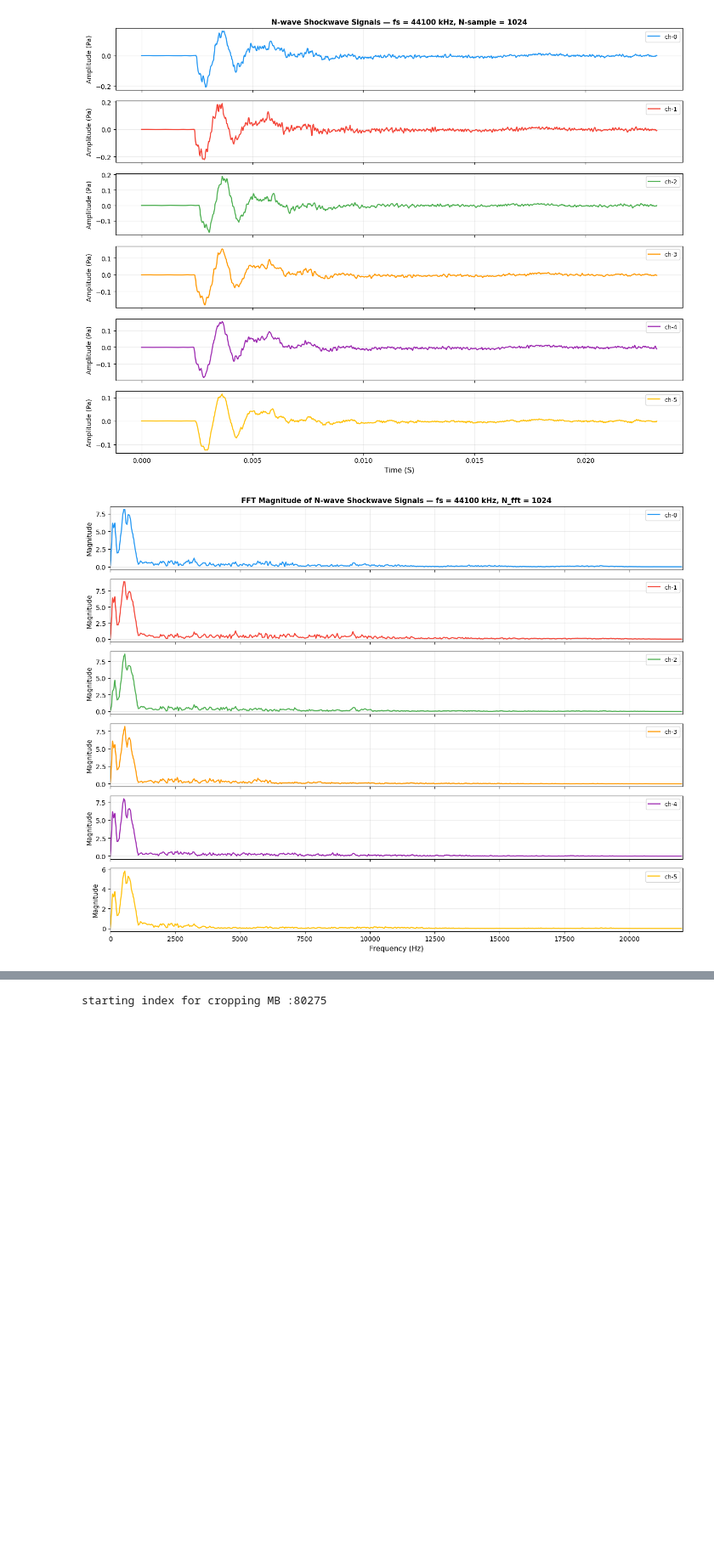
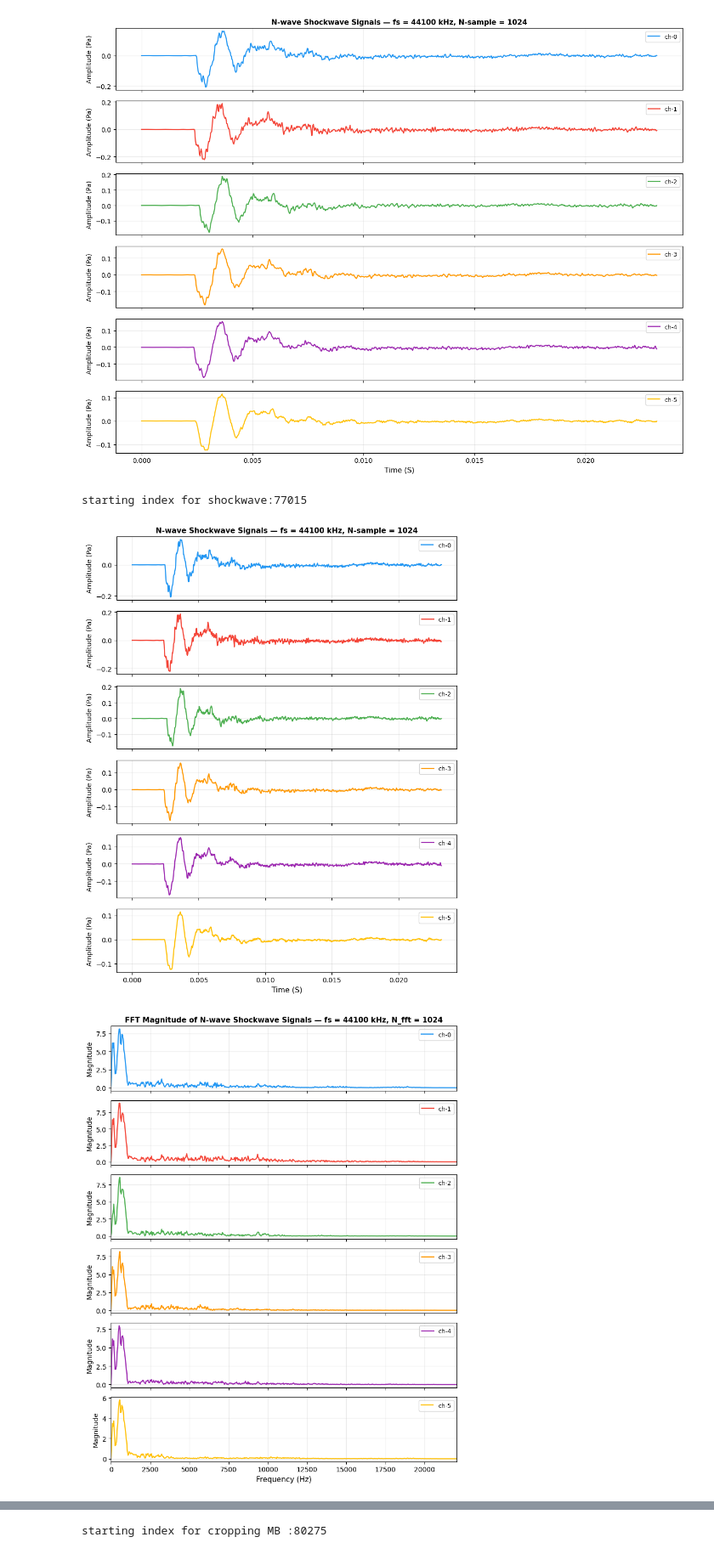
Before and after one commit to rizki-ap/Gunshot-Locator, a Jupyter notebook: read_wav_process.ipynb, the cells around one changed output, grey strips where cells are left out. Shown at 85% size. Saved outputs shown, nothing was run; the diff lists cells and outputs as text; code cells hidden in the pictures; blank space fills up the shorter version.

```diff
--- a/read_wav_process.ipynb
+++ b/read_wav_process.ipynb
@@ -11,6 +11,15 @@ from scipy.io import wavfile
 import matplotlib.pyplot as plt
 import numpy as np
 import os
+
+r_outer = 0.0325   # meters — ESTIMATED (~32.5 mm), NOT an official spec
+r_center = 0.0
+
+mic_positions = np.zeros((7, 3))
+for i in range(6):
+    theta = np.deg2rad(60 * i)   # Mic1..Mic6, 60° apart
+    mic_positions[i] = [r_outer*np.cos(theta), r_outer*np.sin(theta), 0.0]
+mic_positions[6] = [0.0, 0.0, 0.0]   # Mic7, center
 
 wav_file_url=[]
 wav_file_url.append('https://raw.githubusercontent.com/rizki-ap/Gunshot-Locator/main/sound/ruger_04_1s_ch0.wav')
@@ -135,41 +145,66 @@ plt.show()
 starting index for cropping:77015
 [figure]
 # %%
+# Cropping only 1024 sample of Shoch-Wave signals
 from scipy.fft import fft, fftfreq
+N_fft = 1024
 
-# N_fft is already defined as 1024. For this FFT calculation, we will use N_fft.
-# This means the FFT will be computed over 1024 samples. If the signal is longer
-# than N_fft, it will effectively truncate or consider the first N_fft samples
-# of the provided signal for the FFT, or it implies zero-padding if the signal is shorter.
-
-N_fft = 1024 # Use the N_fft variable as the FFT length
+sw_length = 2**10 # 1024 samples
+sw_offset = max(0, int(max_amplitude_idx[0] - 128))
+end_sw_idx = sw_offset + sw_length
+print(f"starting index for shockwave:{sw_offset}")
 
 # Calculate FFT and frequencies for each signal
 freqs = fftfreq(N_fft, 1 / dataset_samplerate)
 
-fig, axes_fft = plt.subplots(num_files, 1, figsize=(13, 10), sharex=True)
+data_sw_signal=[]
+for i in range(num_files):
+  sw_signal = dataset_signal[i][sw_offset:end_sw_idx]
+  data_sw_signal.append(sw_signal)
+
+data_sw_time = np.linspace(0., sw_length / dataset_samplerate, sw_length)
+
+fig, axes_s = plt.subplots(num_files, 1, figsize=(8, 10), sharex=True)
+for i in range(num_files):
+    ax = axes_s[i]
+    ax.plot(data_sw_time, data_sw_signal[i], color=COLORS[i], lw=1.6, label=f'ch-{i}')
+    ax.set_ylabel('Amplitude (Pa)', fontsize=10)
+    ax.legend(loc='upper right', fontsize=9)
+    ax.grid(True, alpha=0.25)
+
+axes_s[-1].set_xlabel('Time (S)', fontsize=11)
+axes_s[0].set_title(
+    f'N-wave Shockwave Signals — fs = {dataset_samplerate} kHz, N-sample = {target_length}',
+    fontsize=11, fontweight='bold')
+plt.tight_layout()
+#plt.savefig('nwave_signals.png', dpi=150, bbox_inches='tight')
+plt.show()
+
+fig, axes_fft = plt.subplots(num_files, 1, figsize=(8, 10), sharex=True)
 for i in range(num_files):
     # Compute FFT for the current signal using N_fft_actual points
     # If the signal length is greater than N_fft_actual, it will be truncated.
     yf = fft(data_sw_signal[i], n=N_fft)
     # Take the magnitude and normalize, and consider only the positive frequencies
     magnitude = np.abs(yf[:N_fft // 2])
 
     ax = axes_fft[i]
     ax.plot(freqs[:N_fft // 2], magnitude, color=COLORS[i], lw=1.6, label=f'ch-{i}')
     ax.set_ylabel('Magnitude', fontsize=10)
     ax.legend(loc='upper right', fontsize=9)
     ax.grid(True, alpha=0.25)
     ax.set_xlim([0, dataset_samplerate / 2]) # Limit x-axis to Nyquist frequency
 
 axes_fft[-1].set_xlabel('Frequency (Hz)', fontsize=11)
 axes_fft[0].set_title(
     f'FFT Magnitude of N-wave Shockwave Signals — fs = {dataset_samplerate} kHz, N_fft = {N_fft}',
     fontsize=11, fontweight='bold')
 plt.tight_layout()
 plt.show()
 # %% [output]
+starting index for shockwave:77015
-[figure, old version]
+[figure, new version]
+[figure, added]
 # %%
 # ╔══════════════════════════════════════════════════════════════════════════════════╗
 # ║  SECTION 8.1 — GCC-PHAT Algorithm & Shockwave TDOA                              ║
```
Also changed, not shown: parts of 6 cells of this notebook.
